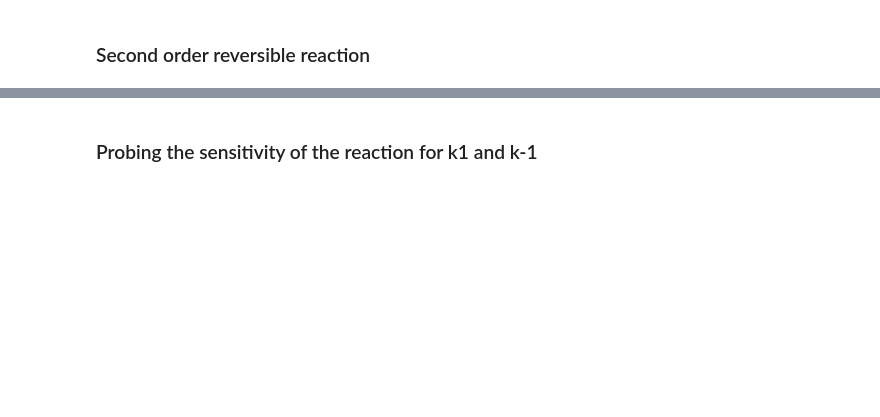
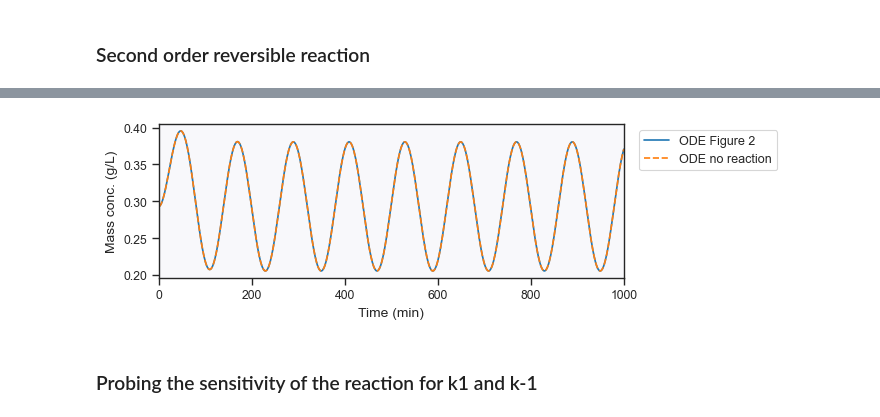
Before and after one commit to S2MOs/Oscillocat, a Jupyter notebook: Figure2/Figure2_Model.ipynb, the cells around one changed output, grey strips where cells are left out. Cells and saved outputs as stored; diff of their text form; code cells hidden in the pictures; blank space fills up the shorter version.

```diff
--- a/Figure2/Figure2_Model.ipynb
+++ b/Figure2/Figure2_Model.ipynb
@@ -238,2 +245,32 @@ plt.subplots_adjust(
+# %%
+# Checking the mass balance
+
+# To do that, we resolve the ODE system assuming no reaction takes place in the CSTR
+# Rate constants are set to 0, as if the reactants flow in and out of the reactor without seeing each other
+sol_noreaction = odeint(d1_2nd_rev_dt, x0, t, args=(0, 0, kf))
+
+# We then compare the sum of the mass concentrations calculated above, and the sum of mass concentrations if no reaction takes place
+sum_conc = sol[:, 0] * 163 + sol[:, 1] * 325 + sol[:, 2] * (470 + 18)
+sum_conc_noreaction = (
+    sol_noreaction[:, 0] * 163
+    + sol_noreaction[:, 1] * 325
+    + sol_noreaction[:, 2] * (470 + 18)
+)
+
+fig, ax = plt.subplots(figsize=(6, 2))
+sns.lineplot(x=t, y=sum_conc, c="tab:blue", label="ODE Figure 2")
+sns.lineplot(
+    x=t, y=sum_conc_noreaction, c="tab:orange", label="ODE no reaction", linestyle="--"
+)
+
+ax.set_ylabel("Mass conc. (g/L)", fontsize=10)
+ax.set_xlabel("Time (min)", fontsize=10)
+ax.set_xlim(0, 1000)
+
+ax.legend(bbox_to_anchor=(1.02, 1.0), loc="upper left", fontsize=9)
+ax.set_facecolor("#F8F8FB")
+# plt.savefig('Rebuttal_massbalance.svg', format='svg', bbox_inches='tight', dpi=600)
+# %% [output]
+[figure, added]
 # %% [markdown]
 ### Probing the sensitivity of the reaction for k1 and k-1
```
Also changed, not shown: parts of 8 cells of this notebook, 12 other files.
